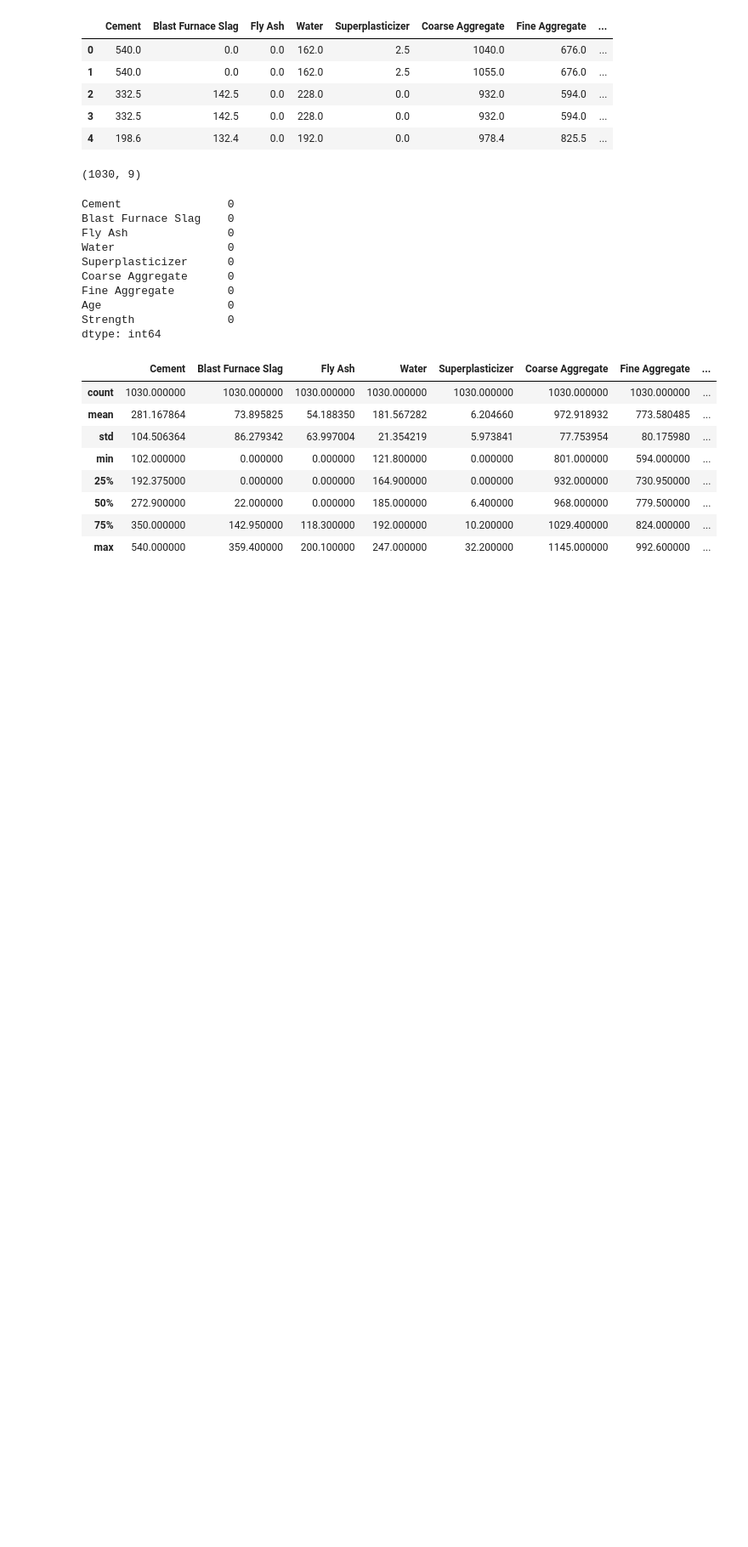
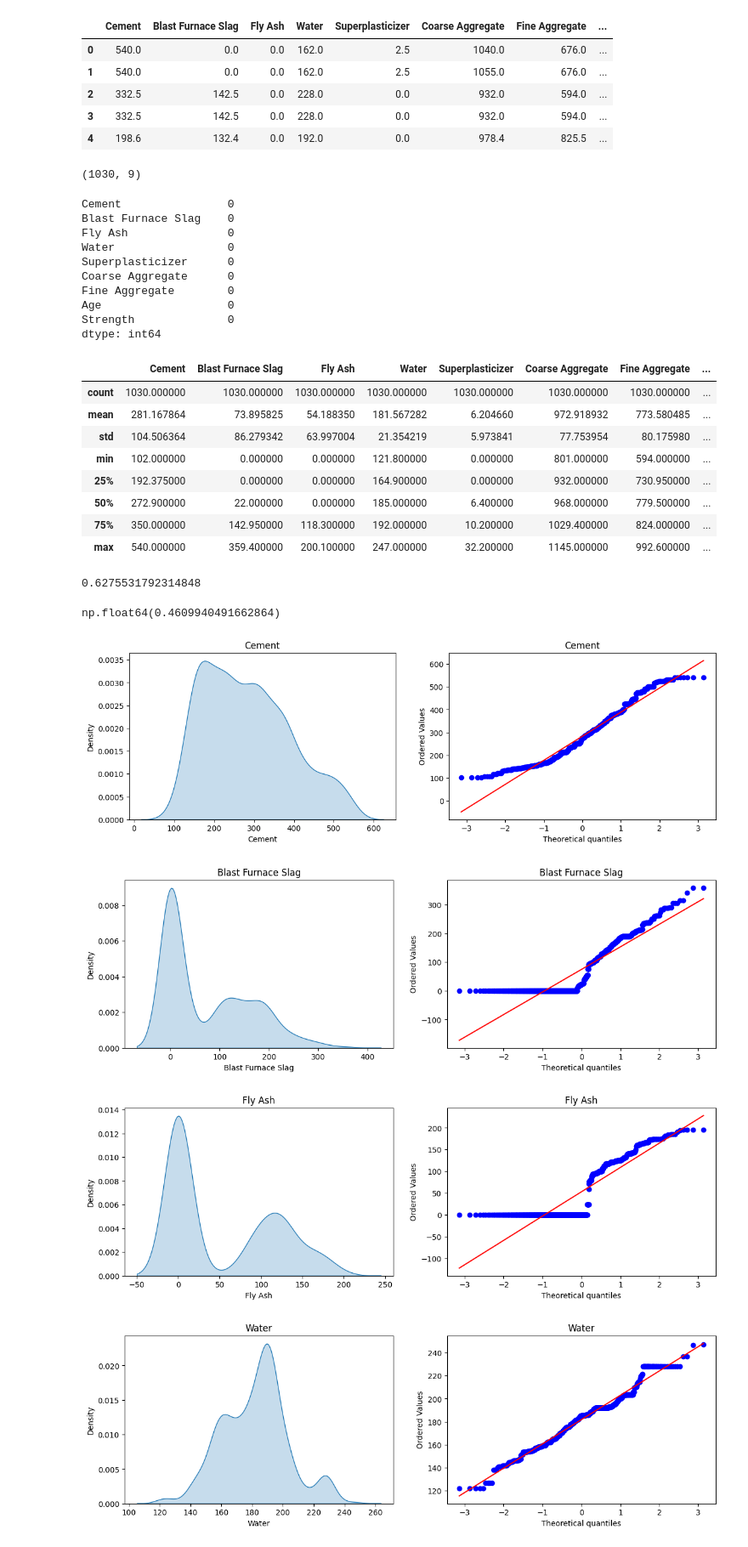
Before and after one commit to Happy-Singh15/ML-Basics, a Jupyter notebook: 03_Feature_Engineering/01_Feature_Transformation/03_Variable_Transformation/Power_transformation.ipynb, the cells around one changed output. Shown at 85% size. Drawn from its saved outputs; the diff is of its cells as text; code cells hidden in the pictures; blank space fills up the shorter version.

Commit message:
power transformation

```diff
--- a/03_Feature_Engineering/01_Feature_Transformation/03_Variable_Transformation/Power_transformation.ipynb
+++ b/03_Feature_Engineering/01_Feature_Transformation/03_Variable_Transformation/Power_transformation.ipynb
@@ -55,3 +55,41 @@ df.describe()
 | 50% | 272.900000 | 22.000000 | 0.000000 | 185.000000 | 6.400000 | 968.000000 | 779.500000 | ... |
 | 75% | 350.000000 | 142.950000 | 118.300000 | 192.000000 | 10.200000 | 1029.400000 | 824.000000 | ... |
 | max | 540.000000 | 359.400000 | 200.100000 | 247.000000 | 32.200000 | 1145.000000 | 992.600000 | ... |
+# %%
+X_train, X_test, y_train, y_test = train_test_split(df.drop(columns='Strength'),
+                                                    df.iloc[:,-1],
+                                                    test_size=0.2,
+                                                    random_state=42)
+# %%
+lr = LinearRegression()
+
+lr.fit(X_train,y_train)
+
+y_pred = lr.predict(X_test)
+
+r2_score(y_test,y_pred)
+# %% [output]
+0.6275531792314848
+# %%
+# cross val
+np.mean(cross_val_score(lr,df.drop(columns='Strength'),df.iloc[:,-1],scoring='r2'))
+# %% [output]
+np.float64(0.4609940491662864)
+# %%
+#plotting the displots without any transformation
+for col in X_train.columns:
+    plt.figure(figsize=(14,4))
+    plt.subplot(121)
+    sns.kdeplot(X_train[col], fill=True)
+    plt.title(col)
+
+    plt.subplot(122)
+    stats.probplot(X_train[col],dist='norm',plot=plt)
+    plt.title(col)
+
+    plt.show()
+# %% [output]
+[figure, added]
+[figure, added]
+[figure, added]
+[figure, added]
```
Also changed, not shown: parts of 6 cells of this notebook.
